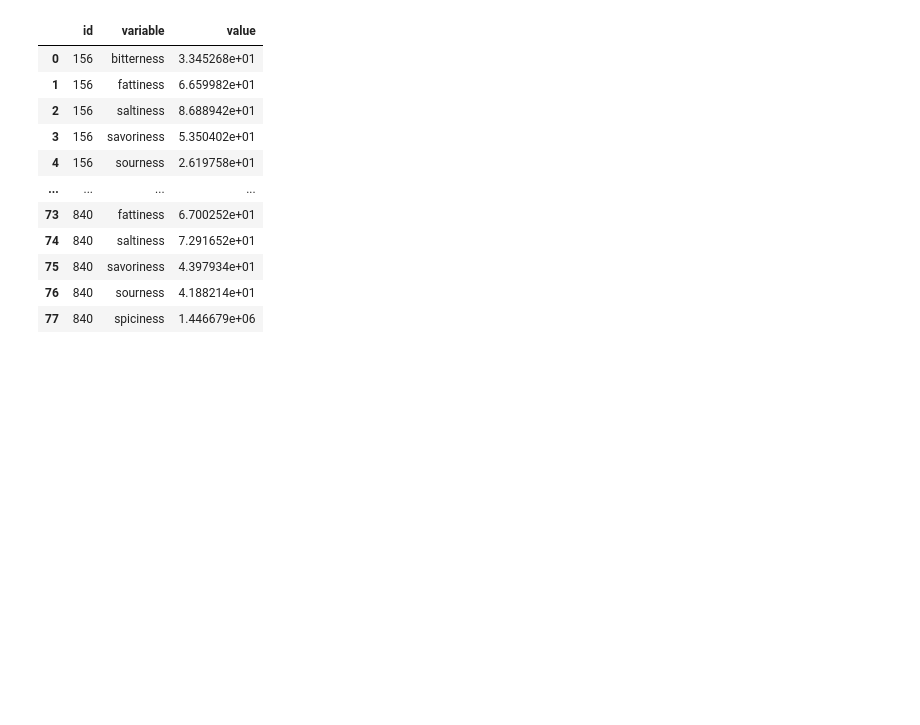
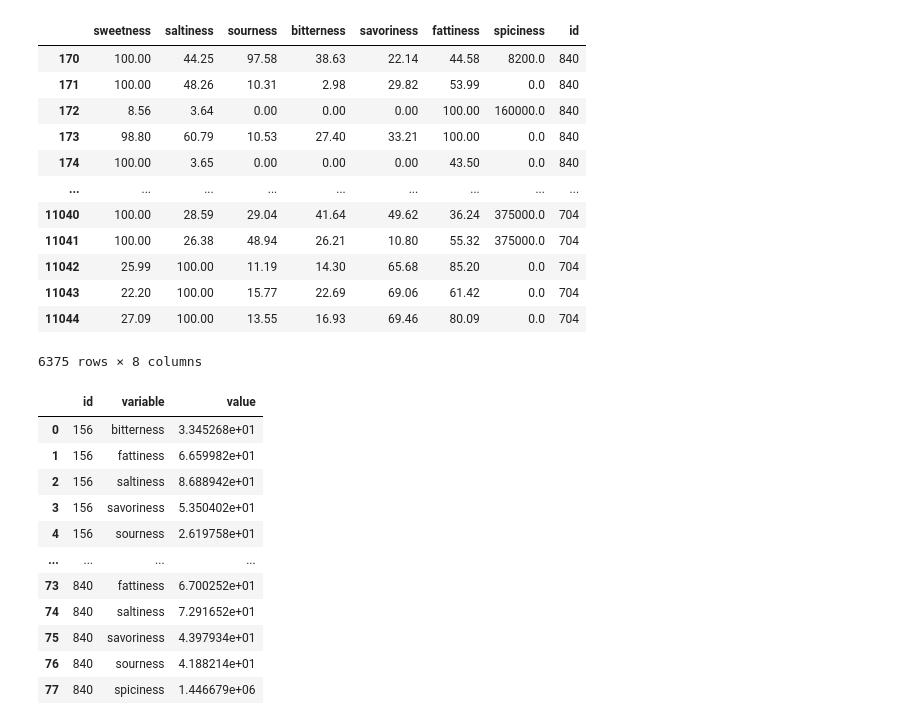
Before and after one commit to CodyBurker/Recipe-Radar, a Jupyter notebook: Map.ipynb, the cells around one changed output. Drawn from its saved outputs; the diff is of its cells as text; code cells hidden in the pictures; blank space fills up the shorter version.

```diff
--- a/Map.ipynb
+++ b/Map.ipynb
@@ -39,0 +48,3 @@ mapping_filtered.head()
+# %%
+mapping_filtered = mapping_filtered[['id', 'sweetness', 'saltiness', 'sourness', 'bitterness', 'savoriness', 'fattiness', 'spiciness']]
+mapping_filtered.columns.to_list()
@@ -64,9 +84,20 @@ MaxRowsError: The number of rows in your dataset is greater than the maximum all
 # %%
 # Same as above, but with a filter for the flavor
 
 # Keep first 8 columns of mapping_filtered
 mapping_filtered_flavor = mapping_filtered[mapping_filtered.columns[0:8]]
-
-
-mapping_filtered_flavor_pivoted = pd.melt(mapping_filtered_flavor, id_vars='id', value_vars=mapping_filtered_flavor.columns[1:8])
-# Melt with 'id' as key
+mapping_filtered_flavor
+# %% [output]
+|  | sweetness | saltiness | sourness | bitterness | savoriness | fattiness | spiciness | id |
+| 170 | 100.00 | 44.25 | 97.58 | 38.63 | 22.14 | 44.58 | 8200.0 | 840 |
+| 171 | 100.00 | 48.26 | 10.31 | 2.98 | 29.82 | 53.99 | 0.0 | 840 |
+| 172 | 8.56 | 3.64 | 0.00 | 0.00 | 0.00 | 100.00 | 160000.0 | 840 |
+| 173 | 98.80 | 60.79 | 10.53 | 27.40 | 33.21 | 100.00 | 0.0 | 840 |
+| 174 | 100.00 | 3.65 | 0.00 | 0.00 | 0.00 | 43.50 | 0.0 | 840 |
+| ... | ... | ... | ... | ... | ... | ... | ... | ... |
+| 11040 | 100.00 | 28.59 | 29.04 | 41.64 | 49.62 | 36.24 | 375000.0 | 704 |
+| 11041 | 100.00 | 26.38 | 48.94 | 26.21 | 10.80 | 55.32 | 375000.0 | 704 |
+| 11042 | 25.99 | 100.00 | 11.19 | 14.30 | 65.68 | 85.20 | 0.0 | 704 |
+| 11043 | 22.20 | 100.00 | 15.77 | 22.69 | 69.06 | 61.42 | 0.0 | 704 |
+| 11044 | 27.09 | 100.00 | 13.55 | 16.93 | 69.46 | 80.09 | 0.0 | 704 |
+6375 rows × 8 columns
```
Also changed, not shown: parts of 6 cells of this notebook, 1 other file.
